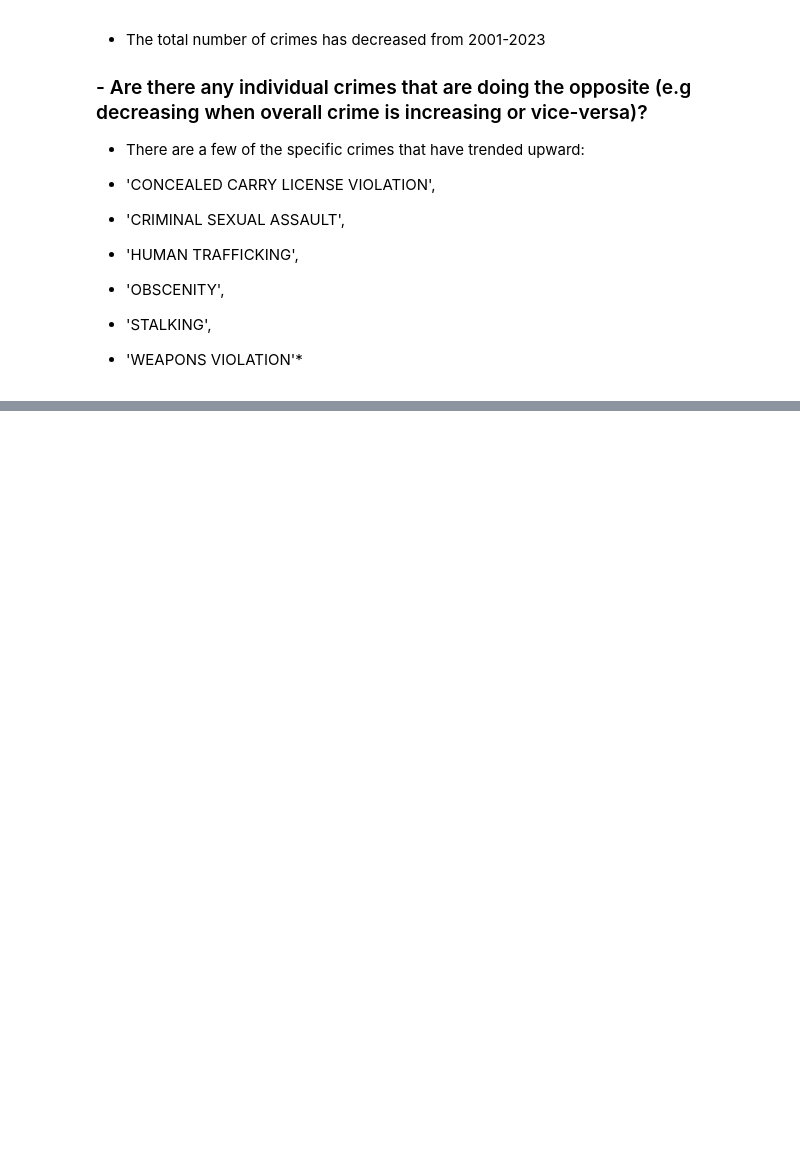
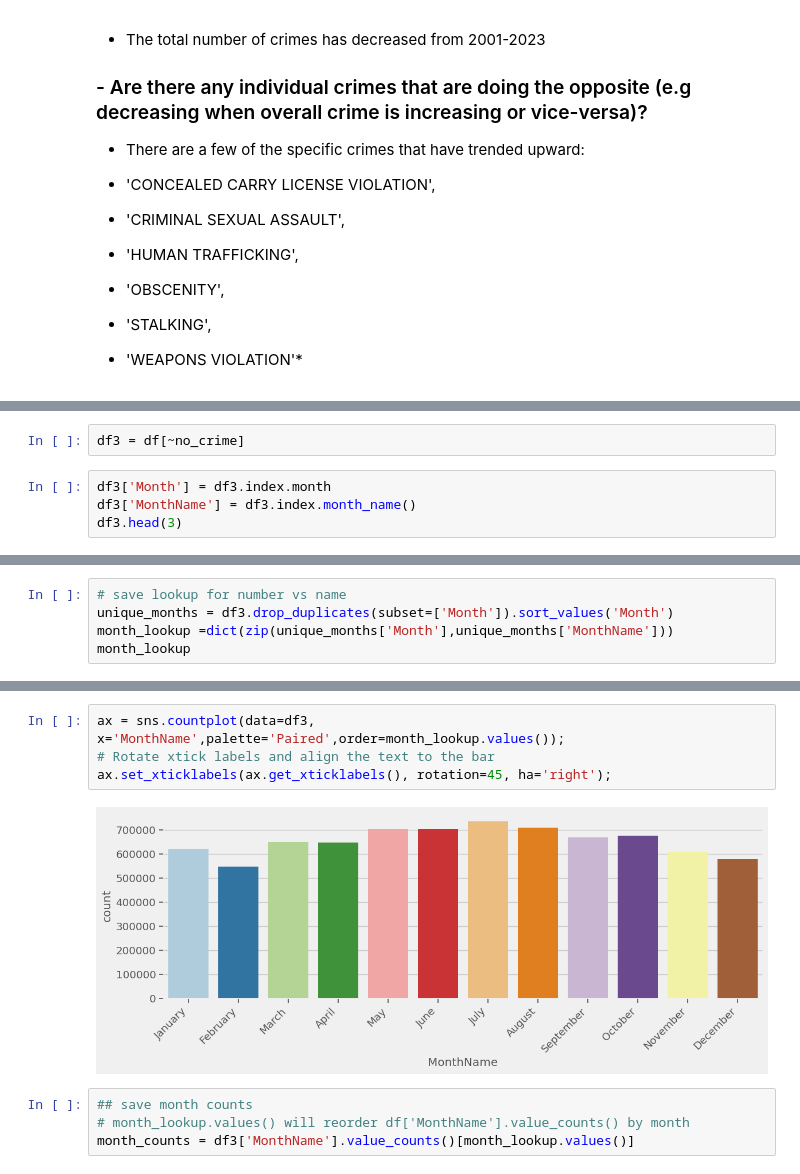
Before and after one commit to tjbingamon/Project-4---Chicago-Crime-Data, a Jupyter notebook: Project 4 Part 1.ipynb, the cells around one changed output, grey strips where cells are left out. Drawn from its saved outputs; the diff is of its cells as text; blank space fills up the shorter version.

```diff
--- a/Project 4 Part 1.ipynb
+++ b/Project 4 Part 1.ipynb
@@ -500,0 +506,6 @@ plt.xticks(np.arange(0,23, step=2));
+# %%
+df3 = df[~no_crime]
+# %%
+df3['Month'] = df3.index.month
+df3['MonthName'] = df3.index.month_name()
+df3.head(3)
@@ -500,0 +518,5 @@ plt.xticks(np.arange(0,23, step=2));
+# %%
+# save lookup for number vs name
+unique_months = df3.drop_duplicates(subset=['Month']).sort_values('Month')
+month_lookup =dict(zip(unique_months['Month'],unique_months['MonthName']))
+month_lookup
@@ -500,0 +536,10 @@ plt.xticks(np.arange(0,23, step=2));
+# %%
+ax = sns.countplot(data=df3, x='MonthName',palette='Paired',order=month_lookup.values());
+# Rotate xtick labels and align the text to the bar
+ax.set_xticklabels(ax.get_xticklabels(), rotation=45, ha='right');
+# %% [output]
+[figure, added]
+# %%
+## save month counts
+# month_lookup.values() will reorder df['MonthName'].value_counts() by month
+month_counts = df3['MonthName'].value_counts()[month_lookup.values()]
```
Also changed, not shown: parts of 8 cells of this notebook.
